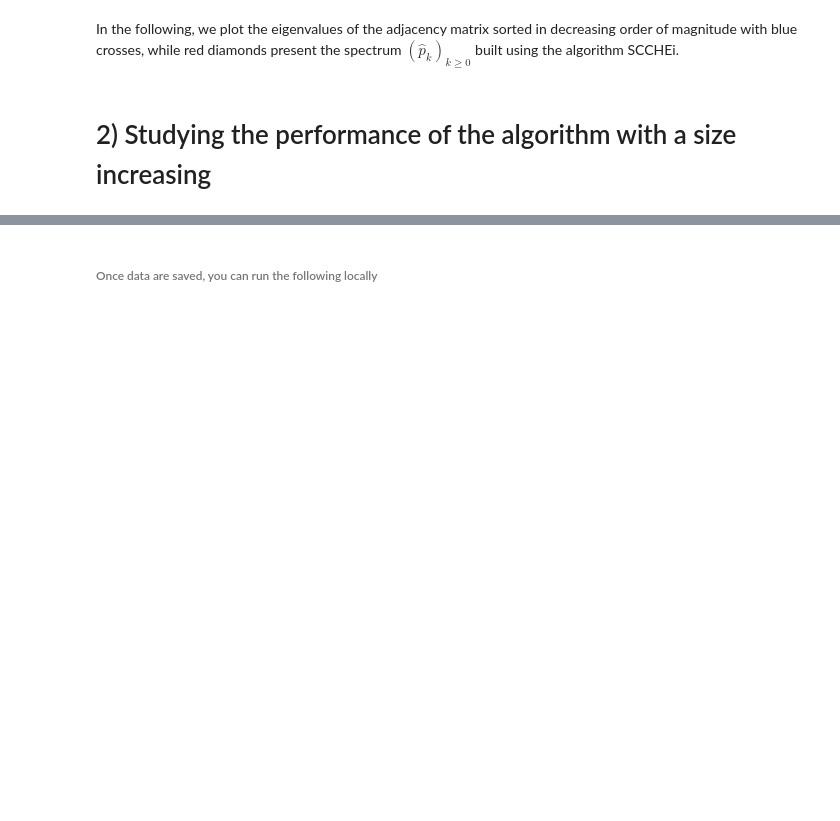
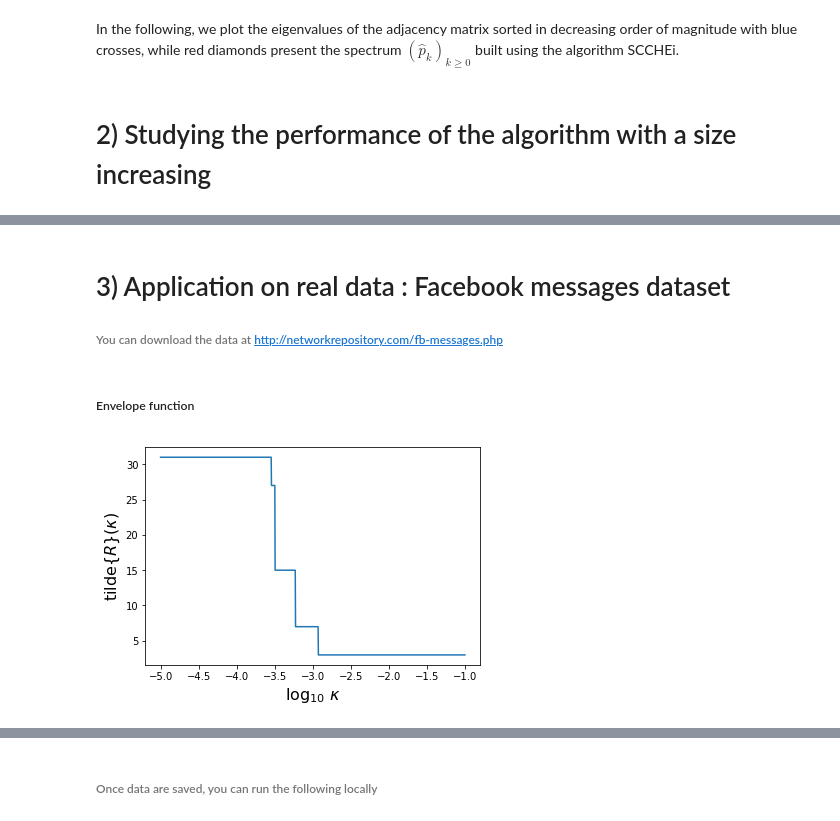
Before and after one commit to quentin-duchemin/Markovian-random-geometric-graph, a Jupyter notebook: Experiments.ipynb, the cells around one changed output, grey strips where cells are left out. Cells and saved outputs as stored; diff of their text form; code cells hidden in the pictures; blank space fills up the shorter version.

```diff
--- a/Experiments.ipynb
+++ b/Experiments.ipynb
@@ -85,0 +84,5 @@ plot_errors(df)
+# %% [markdown]
+# 3) Application on real data : Facebook messages dataset
+
+
+###### You can download the data at  http://networkrepository.com/fb-messages.php
@@ -85,0 +155,8 @@ plot_errors(df)
+# %% [markdown]
+##### Envelope function
+# %%
+G = Graph(B.shape[0],3,adjacency_matrix=B)
+listekappa = np.logspace(-5,-1,1000)
+G.SCCHEi_with_R_search(listekappa=listekappa, figure=True)
+# %% [output]
+[figure, added]
```
Also changed, not shown: parts of 14 cells of this notebook, 11 other files.
